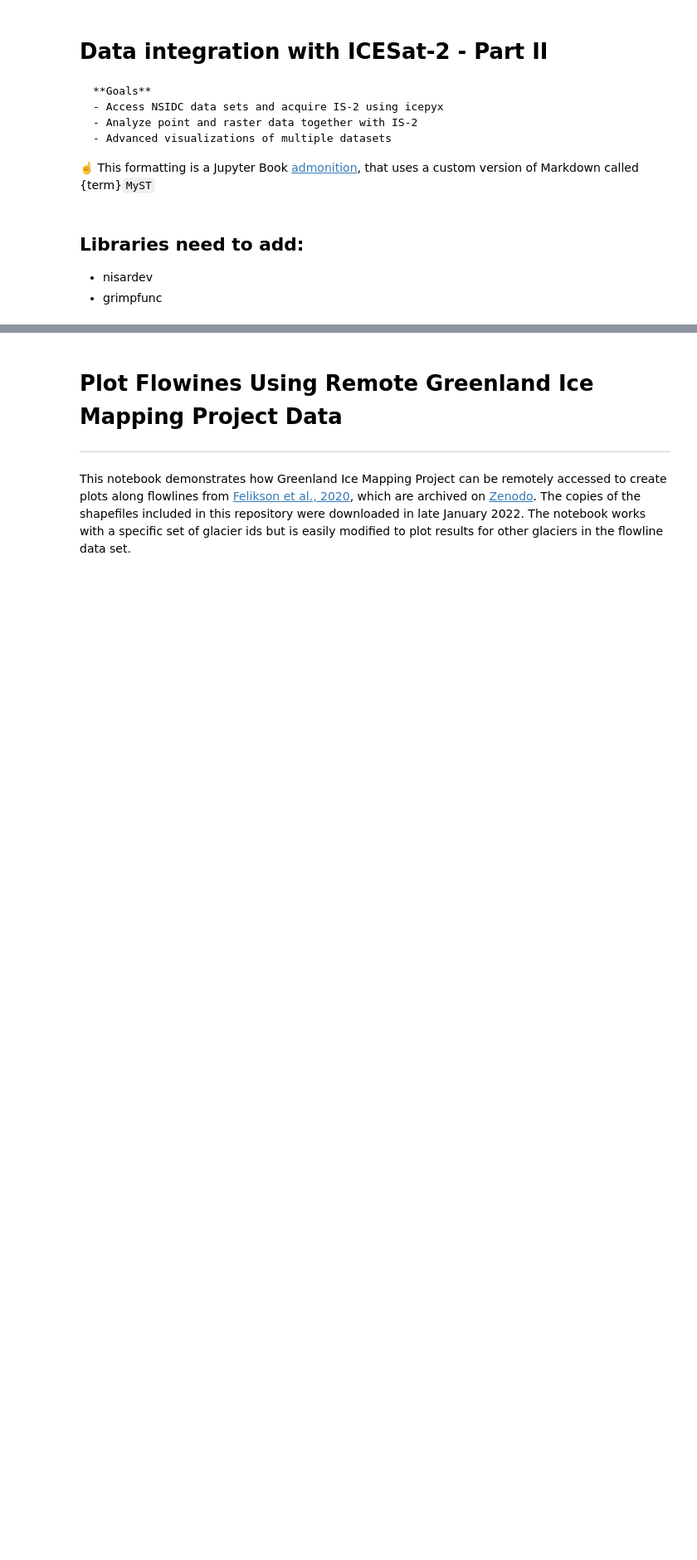
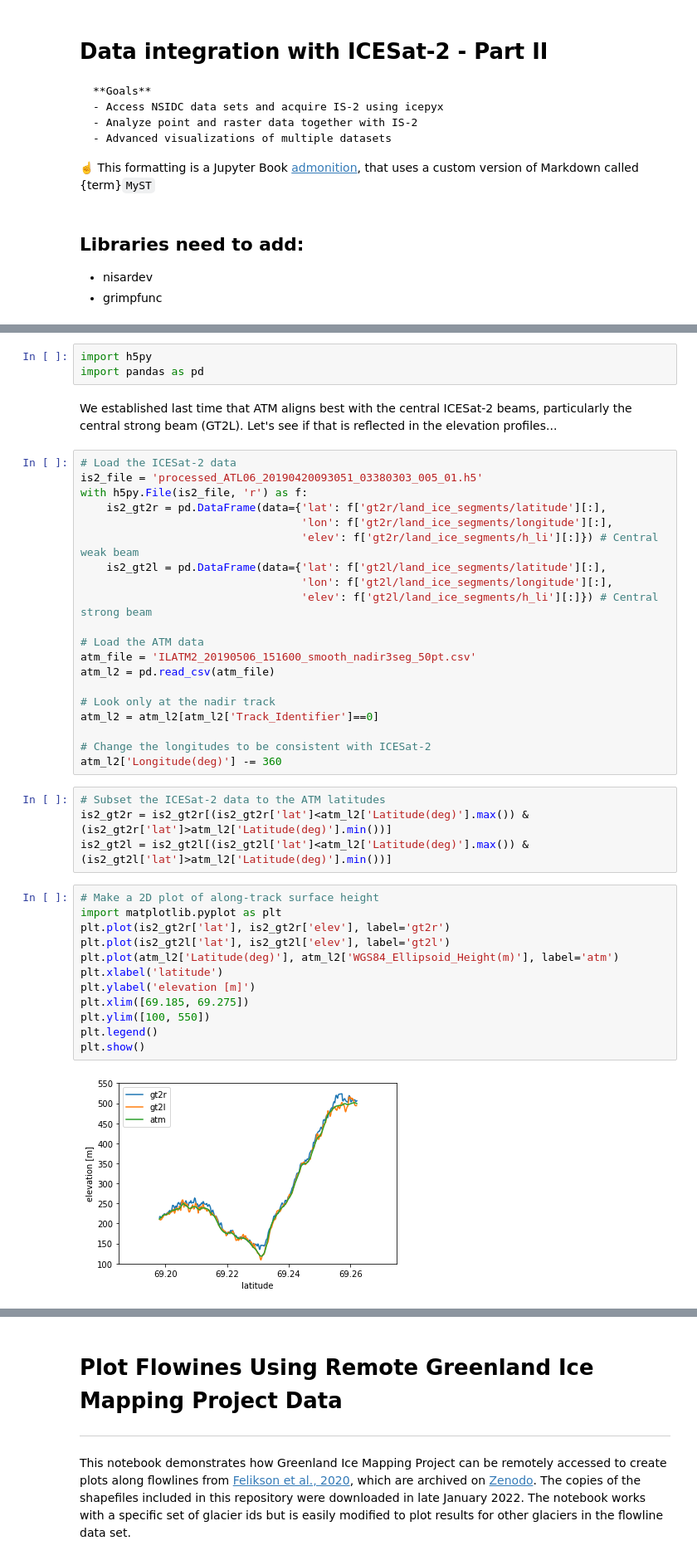
Before and after one commit to ICESAT-2HackWeek/website2022, a Jupyter notebook: book/tutorials/DataIntegration/dataintegration-2.ipynb, the cells around one changed output, grey strips where cells are left out. Shown at 83% size. Saved outputs shown, nothing was run; the diff lists cells and outputs as text; blank space fills up the shorter version.

Commit message:
Moved elevation plot and bias plot to start of second notebook.

```diff
--- a/book/tutorials/DataIntegration/dataintegration-2.ipynb
+++ b/book/tutorials/DataIntegration/dataintegration-2.ipynb
@@ -14,0 +26,43 @@
+# %%
+import h5py
+import pandas as pd
+# %% [markdown]
+We established last time that ATM aligns best with the central ICESat-2 beams, particularly the central strong beam (GT2L). Let's see if that is reflected in the elevation profiles...
+# %%
+# Load the ICESat-2 data
+is2_file = 'processed_ATL06_20190420093051_03380303_005_01.h5'
+with h5py.File(is2_file, 'r') as f:
+    is2_gt2r = pd.DataFrame(data={'lat': f['gt2r/land_ice_segments/latitude'][:],
+                                  'lon': f['gt2r/land_ice_segments/longitude'][:],
+                                  'elev': f['gt2r/land_ice_segments/h_li'][:]}) # Central weak beam
+    is2_gt2l = pd.DataFrame(data={'lat': f['gt2l/land_ice_segments/latitude'][:],
+                                  'lon': f['gt2l/land_ice_segments/longitude'][:],
+                                  'elev': f['gt2l/land_ice_segments/h_li'][:]}) # Central strong beam
+
+# Load the ATM data
+atm_file = 'ILATM2_20190506_151600_smooth_nadir3seg_50pt.csv'
+atm_l2 = pd.read_csv(atm_file)
+
+# Look only at the nadir track
+atm_l2 = atm_l2[atm_l2['Track_Identifier']==0]
+
+# Change the longitudes to be consistent with ICESat-2
+atm_l2['Longitude(deg)'] -= 360
+# %%
+# Subset the ICESat-2 data to the ATM latitudes
+is2_gt2r = is2_gt2r[(is2_gt2r['lat']<atm_l2['Latitude(deg)'].max()) & (is2_gt2r['lat']>atm_l2['Latitude(deg)'].min())]
+is2_gt2l = is2_gt2l[(is2_gt2l['lat']<atm_l2['Latitude(deg)'].max()) & (is2_gt2l['lat']>atm_l2['Latitude(deg)'].min())]
+# %%
+# Make a 2D plot of along-track surface height
+import matplotlib.pyplot as plt
+plt.plot(is2_gt2r['lat'], is2_gt2r['elev'], label='gt2r')
+plt.plot(is2_gt2l['lat'], is2_gt2l['elev'], label='gt2l')
+plt.plot(atm_l2['Latitude(deg)'], atm_l2['WGS84_Ellipsoid_Height(m)'], label='atm')
+plt.xlabel('latitude')
+plt.ylabel('elevation [m]')
+plt.xlim([69.185, 69.275])
+plt.ylim([100, 550])
+plt.legend()
+plt.show()
+# %% [output]
+[figure, added]
```
Also changed, not shown: parts of 5 cells of this notebook.
